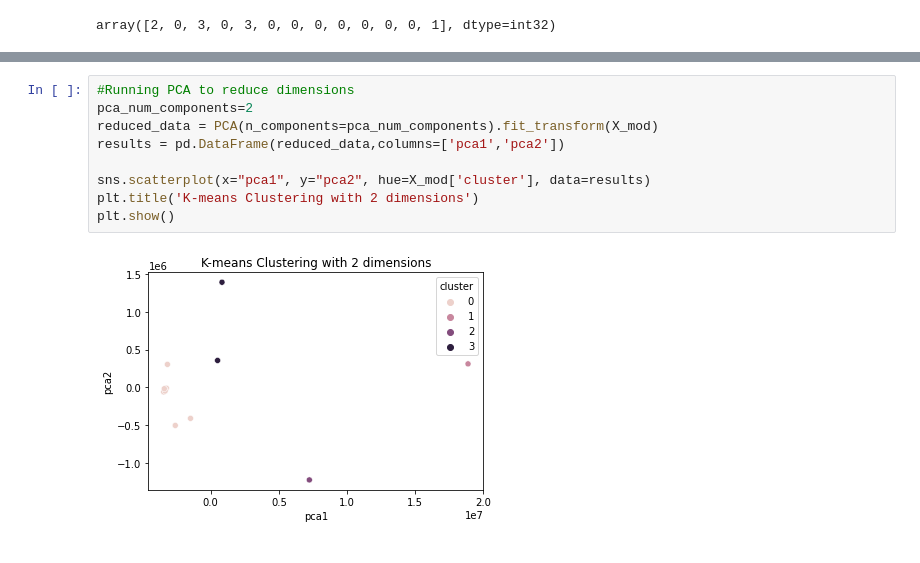
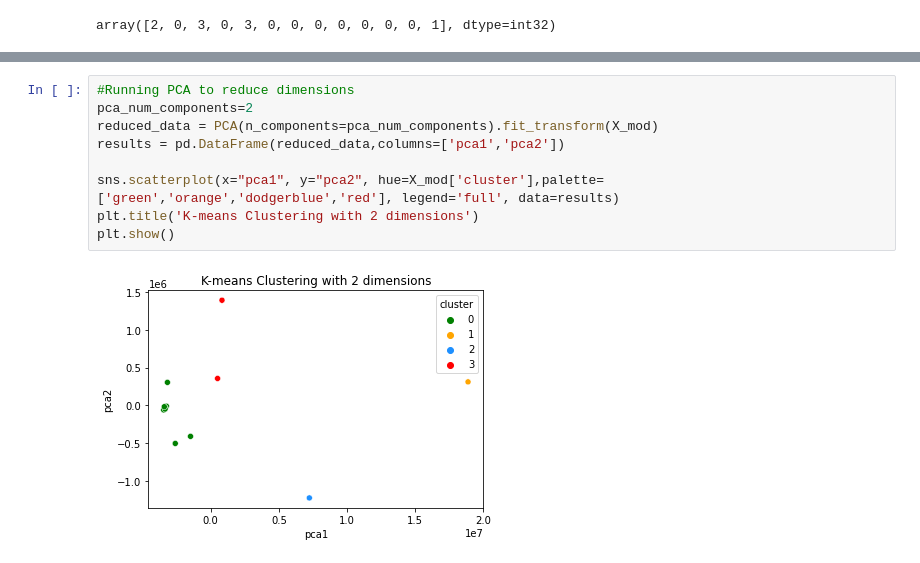
Before and after one commit to gautumsvp7/EnergyGenerationDataset, a Jupyter notebook: Electricity_gen_1949to2016.ipynb, the cells around one changed output, grey strips where cells are left out. Cells and saved outputs as stored; diff of their text form.

Commit message:
Fixed colours of scatterplot

```diff
--- a/Electricity_gen_1949to2016.ipynb
+++ b/Electricity_gen_1949to2016.ipynb
@@ -268,11 +268,11 @@ X_mod
 # %%
 #Running PCA to reduce dimensions
 pca_num_components=2
 reduced_data = PCA(n_components=pca_num_components).fit_transform(X_mod)
 results = pd.DataFrame(reduced_data,columns=['pca1','pca2'])
 
-sns.scatterplot(x="pca1", y="pca2", hue=X_mod['cluster'], data=results)
+sns.scatterplot(x="pca1", y="pca2", hue=X_mod['cluster'],palette=['green','orange','dodgerblue','red'], legend='full', data=results)
 plt.title('K-means Clustering with 2 dimensions')
 plt.show()
 # %% [output]
-[figure, old version]
+[figure, new version]
```
